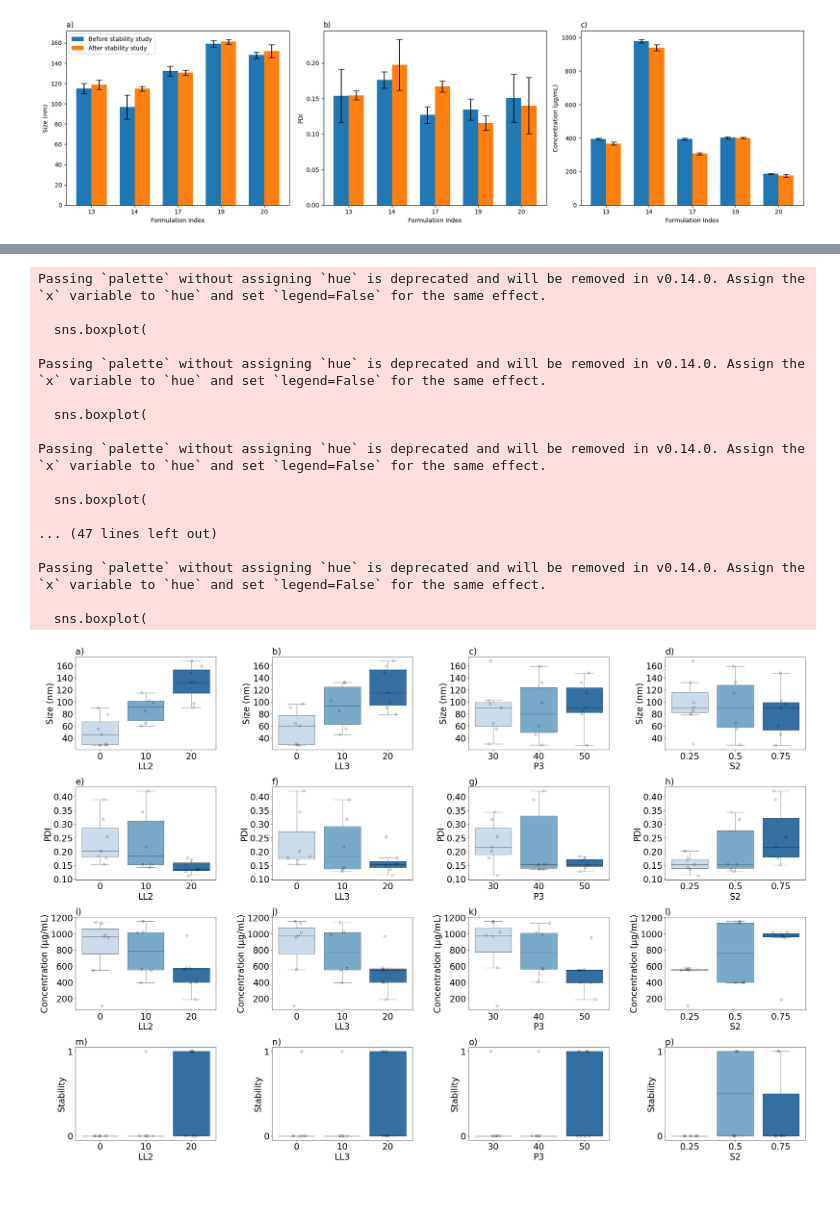
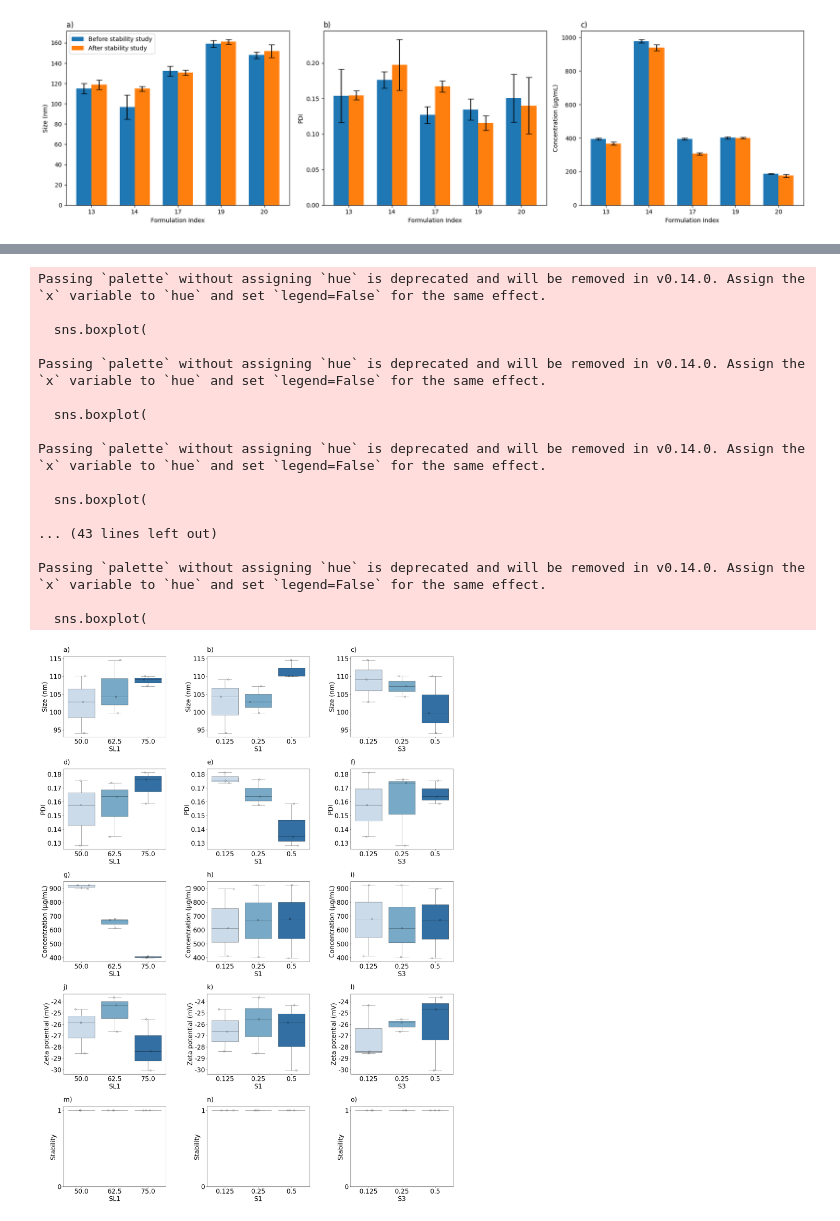
Before and after one commit to ZeqingBao/SDL5_Nano, a Jupyter notebook: 2nd_round_screening/2nd_data_analysis.ipynb, the cells around one changed output, grey strips where cells are left out. Saved outputs shown, nothing was run; the diff lists cells and outputs as text; code cells hidden in the pictures; blank space fills up the shorter version.

```diff
--- a/2nd_round_screening/2nd_data_analysis.ipynb
+++ b/2nd_round_screening/2nd_data_analysis.ipynb
@@ -24,6 +25,7 @@ doe = pd.read_excel(design_file_path)
 size = pd.read_csv(size_file_path, encoding='ISO-8859-1')
 conc = pd.read_excel(conc_file_path, sheet_name='sample')
 calibration = pd.read_excel(conc_file_path, sheet_name='standard')
+zeta = pd.read_excel(zeta_file_path, sheet_name='sample')
 # %%
 # Extract the relevant columns from the dataframes
 size_pdi = size[['Item','Diameter (nm)', 'PD Index']]
@@ -133,6 +166,8 @@ conc.head()
 # Add in concentration data
 
 size_pdi['Concentration (µg/mL)'] = conc['Concentration (µg/mL)']
+size_pdi['Zeta potential (mV)'] = zeta['Zeta']
+
 raw_data = size_pdi.copy()
-raw_data.head()
+raw_data
 # %% [output]
@@ -170,5 +216,6 @@ def summarize(df, column):
 summary_size = summarize(raw_data, 'Diameter (nm)')
 summary_pdi = summarize(raw_data, 'PD Index')
 summary_conc = summarize(raw_data, 'Concentration (µg/mL)')
+summary_zeta = summarize(raw_data, 'Zeta potential (mV)')
 # %%
 # Merge the summaries back into the original DataFrame
@@ -418,48 +447,48 @@ def distribution(x, y , ax , ann):
     ax.set_xticklabels(ax.get_xticklabels(), fontsize=fontsize)
 
 
-    ax.annotate(ann, xy=(0, 1.10), xycoords="axes fraction", va="top", ha="left", fontsize=fontsize)
+    ax.annotate(ann, xy=(0, 1.12), xycoords="axes fraction", va="top", ha="left", fontsize=fontsize)
 # %%
 # Plot the distribution
 
-fig = plt.figure(figsize=(36, 24))
-grid = plt.GridSpec(4, 4, wspace=0.4, hspace=0.4)
+fig = plt.figure(figsize=(36, 36))
+grid = plt.GridSpec(5, 4, wspace=0.4, hspace=0.4)
 
-x_list = [ 'LL2', 'LL3', 'P3', 'S2']
-y_list = ['Size (nm)', 'PDI', 'Concentration (µg/mL)', 'Stability']
+x_list = [ 'SL1', 'S1', 'S3']
+y_list = ['Size (nm)', 'PDI', 'Concentration (µg/mL)', 'Zeta potential (mV)', 'Stability', ]
 
 # Counter for annotation labels, starting with 'a'
 letter_index = 97  # ASCII value for 'a'
 
 for i, y in enumerate(y_list):
     for j, x in enumerate(x_list):
         ax = fig.add_subplot(grid[i, j])  # Corrected index for subplot
         ann_text = f"{chr(letter_index)})"  # Format as 'a)', 'b)', 'c)', etc.
         distribution(x, y, ax, ann_text)
         letter_index += 1  # Move to the next letter
 
 fig.patch.set(facecolor='none')
 fig.canvas.print_figure('Distribution.png', dpi=600)
 plt.show()
 # %% [output]
 Passing `palette` without assigning `hue` is deprecated and will be removed in v0.14.0. Assign the `x` variable to `hue` and set `legend=False` for the same effect.
 
   sns.boxplot(
 
 Passing `palette` without assigning `hue` is deprecated and will be removed in v0.14.0. Assign the `x` variable to `hue` and set `legend=False` for the same effect.
 
   sns.boxplot(
 
 Passing `palette` without assigning `hue` is deprecated and will be removed in v0.14.0. Assign the `x` variable to `hue` and set `legend=False` for the same effect.
 
   sns.boxplot(
 
-... (47 lines left out)
+... (43 lines left out)
 
 Passing `palette` without assigning `hue` is deprecated and will be removed in v0.14.0. Assign the `x` variable to `hue` and set `legend=False` for the same effect.
 
   sns.boxplot(
-[figure, old version]
+[figure, new version]
 # %%
 # Save the data to an Excel file
 
```
Also changed, not shown: parts of 13 cells of this notebook, 10 other files.
